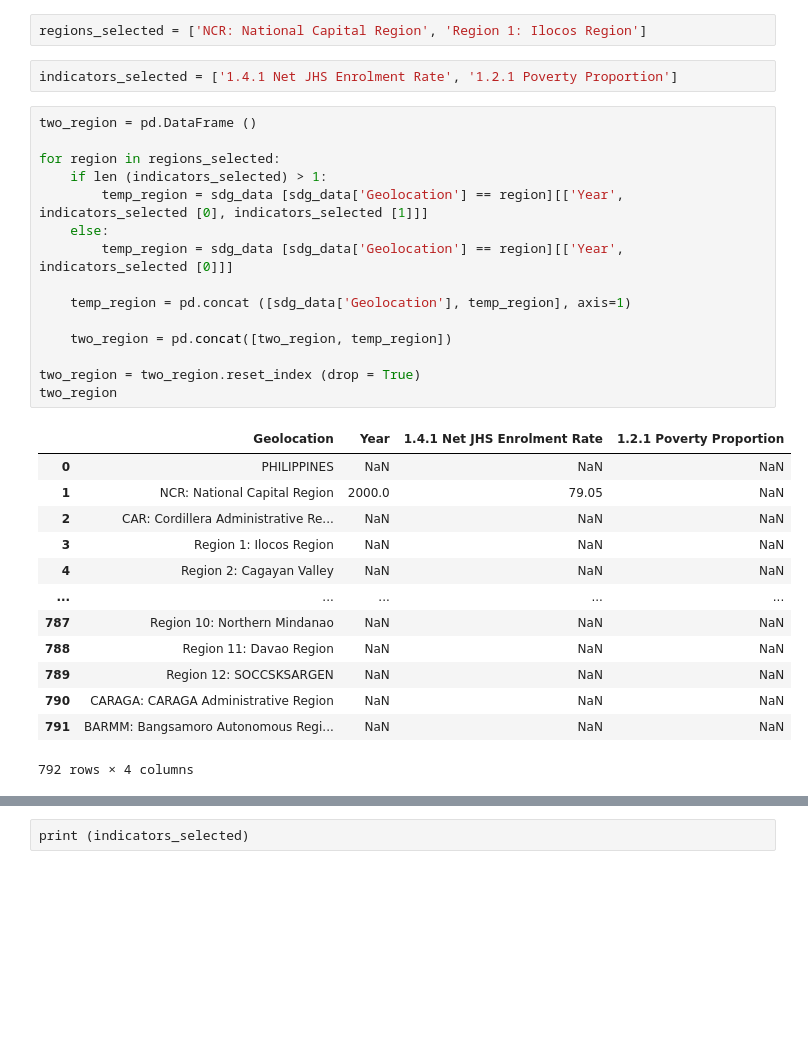
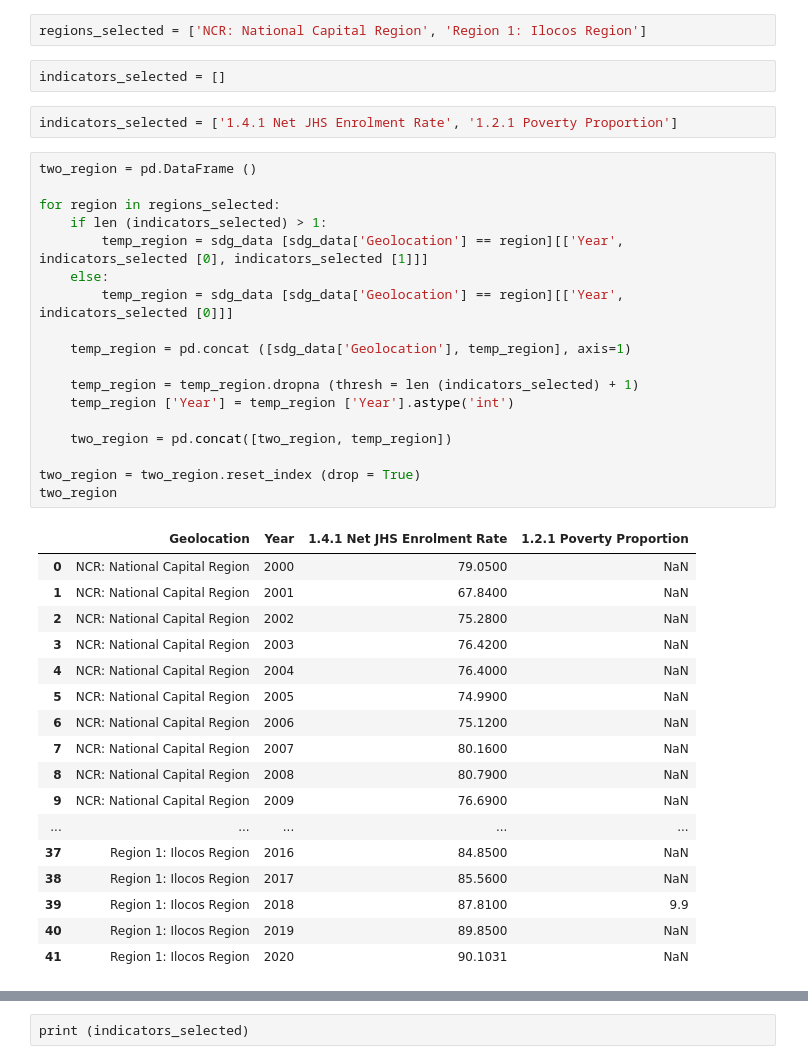
Before and after one commit to francheska-vicente/data101-ph-un-sgd, a Jupyter notebook: main_1.ipynb, the cells around one changed output, grey strips where cells are left out. Cells and saved outputs as stored; diff of their text form; blank space fills up the shorter version.

```diff
--- a/main_1.ipynb
+++ b/main_1.ipynb
@@ -43,35 +43,44 @@ sdg_data
 regions_selected = []
 # %%
 regions_selected = ['NCR: National Capital Region', 'Region 1: Ilocos Region']
+# %%
+indicators_selected = []
 # %%
 indicators_selected = ['1.4.1 Net JHS Enrolment Rate', '1.2.1 Poverty Proportion']
 # %%
 two_region = pd.DataFrame ()
 
 for region in regions_selected:
     if len (indicators_selected) > 1:
         temp_region = sdg_data [sdg_data['Geolocation'] == region][['Year', indicators_selected [0], indicators_selected [1]]]
     else:
         temp_region = sdg_data [sdg_data['Geolocation'] == region][['Year', indicators_selected [0]]]
 
     temp_region = pd.concat ([sdg_data['Geolocation'], temp_region], axis=1)
 
+    temp_region = temp_region.dropna (thresh = len (indicators_selected) + 1)
+    temp_region ['Year'] = temp_region ['Year'].astype('int')
+
     two_region = pd.concat([two_region, temp_region])
 
 two_region = two_region.reset_index (drop = True)
 two_region
 # %% [output]
 |  | Geolocation | Year | 1.4.1 Net JHS Enrolment Rate | 1.2.1 Poverty Proportion |
-| 0 | PHILIPPINES | NaN | NaN | NaN |
-| 1 | NCR: National Capital Region | 2000.0 | 79.05 | NaN |
-| 2 | CAR: Cordillera Administrative Re... | NaN | NaN | NaN |
-| 3 | Region 1: Ilocos Region | NaN | NaN | NaN |
-| 4 | Region 2: Cagayan Valley | NaN | NaN | NaN |
+| 0 | NCR: National Capital Region | 2000 | 79.0500 | NaN |
+| 1 | NCR: National Capital Region | 2001 | 67.8400 | NaN |
+| 2 | NCR: National Capital Region | 2002 | 75.2800 | NaN |
+| 3 | NCR: National Capital Region | 2003 | 76.4200 | NaN |
+| 4 | NCR: National Capital Region | 2004 | 76.4000 | NaN |
+| 5 | NCR: National Capital Region | 2005 | 74.9900 | NaN |
+| 6 | NCR: National Capital Region | 2006 | 75.1200 | NaN |
+| 7 | NCR: National Capital Region | 2007 | 80.1600 | NaN |
+| 8 | NCR: National Capital Region | 2008 | 80.7900 | NaN |
+| 9 | NCR: National Capital Region | 2009 | 76.6900 | NaN |
 | ... | ... | ... | ... | ... |
-| 787 | Region 10: Northern Mindanao | NaN | NaN | NaN |
-| 788 | Region 11: Davao Region | NaN | NaN | NaN |
-| 789 | Region 12: SOCCSKSARGEN | NaN | NaN | NaN |
-| 790 | CARAGA: CARAGA Administrative Region | NaN | NaN | NaN |
-| 791 | BARMM: Bangsamoro Autonomous Regi... | NaN | NaN | NaN |
+| 37 | Region 1: Ilocos Region | 2016 | 84.8500 | NaN |
+| 38 | Region 1: Ilocos Region | 2017 | 85.5600 | NaN |
+| 39 | Region 1: Ilocos Region | 2018 | 87.8100 | 9.9 |
+| 40 | Region 1: Ilocos Region | 2019 | 89.8500 | NaN |
+| 41 | Region 1: Ilocos Region | 2020 | 90.1031 | NaN |
-792 rows × 4 columns
 # %%
```
Also changed, not shown: parts of 15 cells of this notebook.
